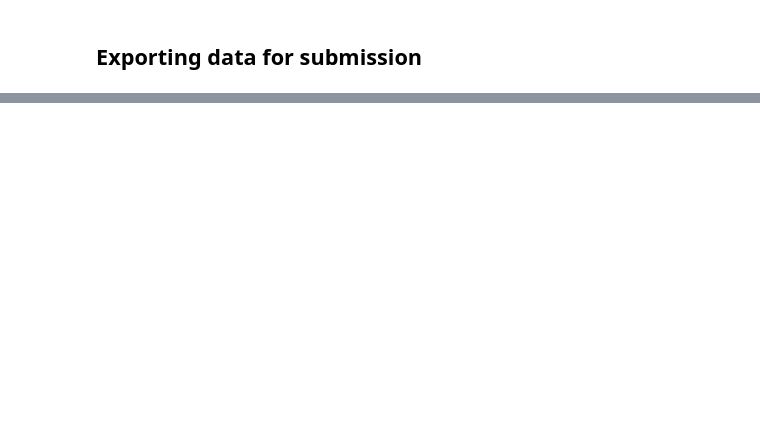
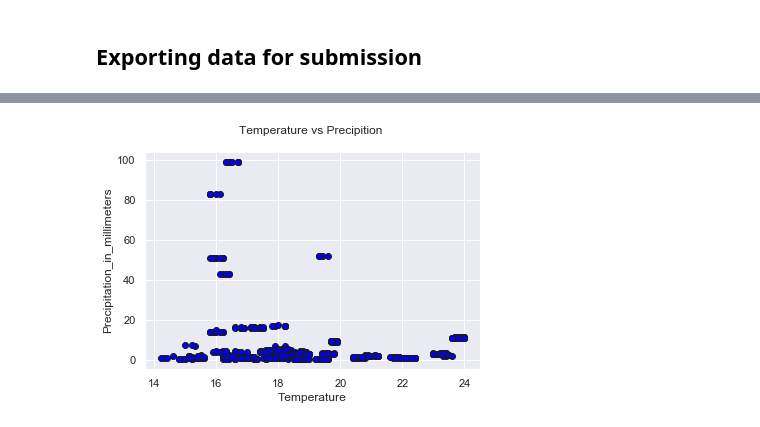
Before and after one commit to Thabo-5/regression10, a Jupyter notebook: BasicNotebook.ipynb, the cells around one changed output, grey strips where cells are left out. Saved outputs shown, nothing was run; the diff lists cells and outputs as text; code cells hidden in the pictures; blank space fills up the shorter version.

```diff
--- a/BasicNotebook.ipynb
+++ b/BasicNotebook.ipynb
@@ -176,0 +463,10 @@ submission.to_csv('submission.csv')
+# %%
+plt.scatter(x=train_set['Temperature'],y=train_set['Precipitation_in_millimeters'],color='blue',edgecolor='k')
+plt.xlabel('Temperature')
+plt.ylabel('Precipitation_in_millimeters')
+
+plt.title('Temperature vs Precipition \n')
+
+plt.show()
+# %% [output]
+[figure, added]
```
Also changed, not shown: parts of 99 cells of this notebook.
